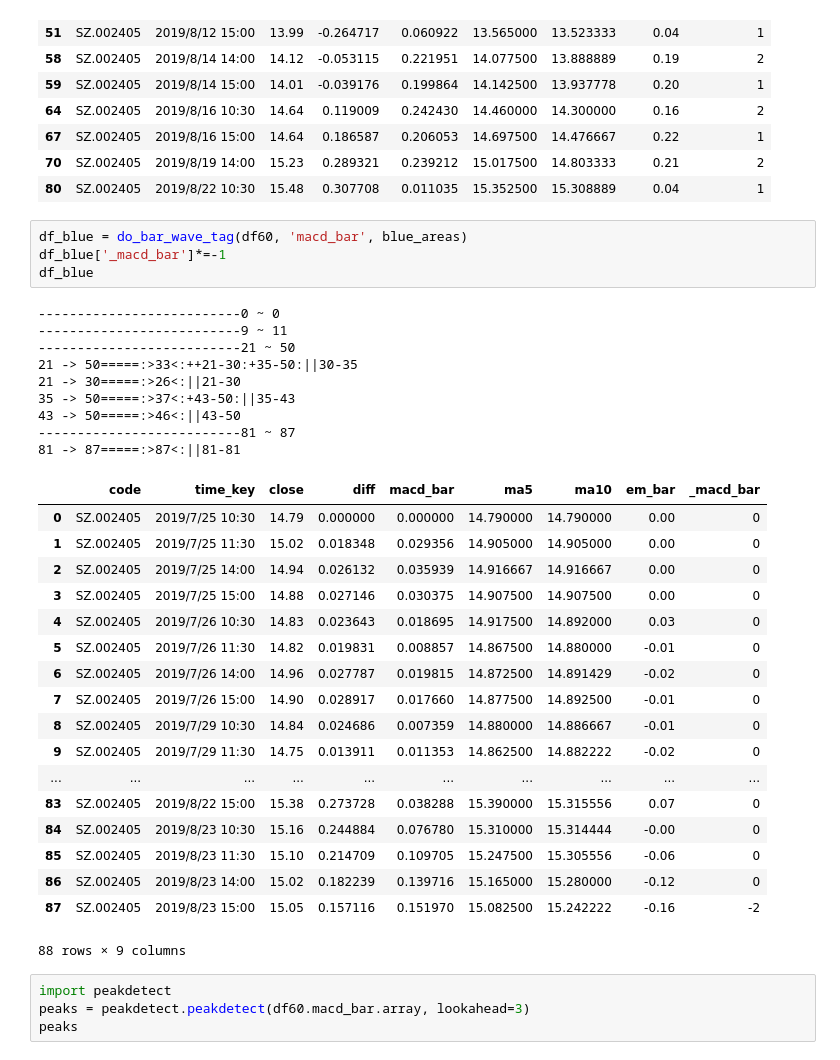
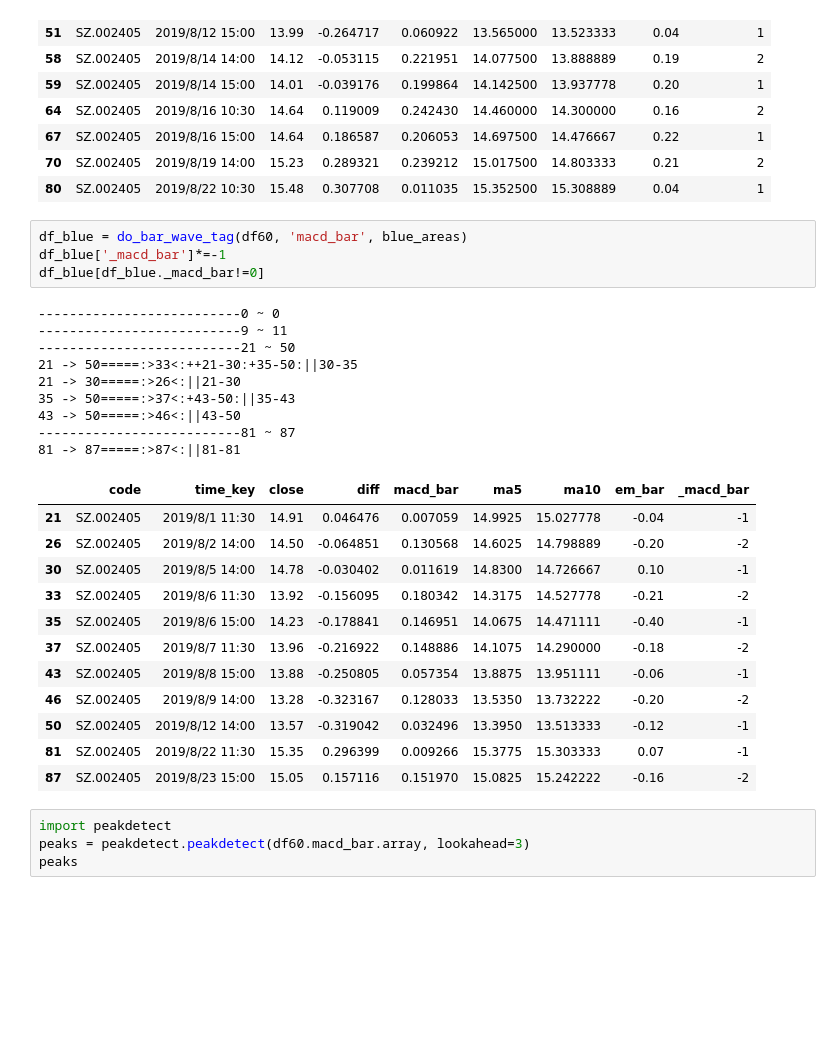
Before and after one commit to drunkpig/macd_exp, a Jupyter notebook: FFT.ipynb, the cells around one changed output. Cells and saved outputs as stored; diff of their text form; blank space fills up the shorter version.

```diff
--- a/FFT.ipynb
+++ b/FFT.ipynb
@@ -70,35 +70,29 @@ df_red[df_red._macd_bar!=0]
 # %%
 df_blue = do_bar_wave_tag(df60, 'macd_bar', blue_areas)
 df_blue['_macd_bar']*=-1
-df_blue
+df_blue[df_blue._macd_bar!=0]
 # %% [output]
 --------------------------0 ~ 0
 --------------------------9 ~ 11
 --------------------------21 ~ 50
 21 -> 50=====:>33<:++21-30:+35-50:||30-35
 21 -> 30=====:>26<:||21-30
 35 -> 50=====:>37<:+43-50:||35-43
 43 -> 50=====:>46<:||43-50
 --------------------------81 ~ 87
 81 -> 87=====:>87<:||81-81
 |  | code | time_key | close | diff | macd_bar | ma5 | ma10 | em_bar | _macd_bar |
-| 0 | SZ.002405 | 2019/7/25 10:30 | 14.79 | 0.000000 | 0.000000 | 14.790000 | 14.790000 | 0.00 | 0 |
-| 1 | SZ.002405 | 2019/7/25 11:30 | 15.02 | 0.018348 | 0.029356 | 14.905000 | 14.905000 | 0.00 | 0 |
-| 2 | SZ.002405 | 2019/7/25 14:00 | 14.94 | 0.026132 | 0.035939 | 14.916667 | 14.916667 | 0.00 | 0 |
-| 3 | SZ.002405 | 2019/7/25 15:00 | 14.88 | 0.027146 | 0.030375 | 14.907500 | 14.907500 | 0.00 | 0 |
-| 4 | SZ.002405 | 2019/7/26 10:30 | 14.83 | 0.023643 | 0.018695 | 14.917500 | 14.892000 | 0.03 | 0 |
-| 5 | SZ.002405 | 2019/7/26 11:30 | 14.82 | 0.019831 | 0.008857 | 14.867500 | 14.880000 | -0.01 | 0 |
-| 6 | SZ.002405 | 2019/7/26 14:00 | 14.96 | 0.027787 | 0.019815 | 14.872500 | 14.891429 | -0.02 | 0 |
-| 7 | SZ.002405 | 2019/7/26 15:00 | 14.90 | 0.028917 | 0.017660 | 14.877500 | 14.892500 | -0.01 | 0 |
-| 8 | SZ.002405 | 2019/7/29 10:30 | 14.84 | 0.024686 | 0.007359 | 14.880000 | 14.886667 | -0.01 | 0 |
-| 9 | SZ.002405 | 2019/7/29 11:30 | 14.75 | 0.013911 | 0.011353 | 14.862500 | 14.882222 | -0.02 | 0 |
-| ... | ... | ... | ... | ... | ... | ... | ... | ... | ... |
-| 83 | SZ.002405 | 2019/8/22 15:00 | 15.38 | 0.273728 | 0.038288 | 15.390000 | 15.315556 | 0.07 | 0 |
-| 84 | SZ.002405 | 2019/8/23 10:30 | 15.16 | 0.244884 | 0.076780 | 15.310000 | 15.314444 | -0.00 | 0 |
-| 85 | SZ.002405 | 2019/8/23 11:30 | 15.10 | 0.214709 | 0.109705 | 15.247500 | 15.305556 | -0.06 | 0 |
-| 86 | SZ.002405 | 2019/8/23 14:00 | 15.02 | 0.182239 | 0.139716 | 15.165000 | 15.280000 | -0.12 | 0 |
-| 87 | SZ.002405 | 2019/8/23 15:00 | 15.05 | 0.157116 | 0.151970 | 15.082500 | 15.242222 | -0.16 | -2 |
+| 21 | SZ.002405 | 2019/8/1 11:30 | 14.91 | 0.046476 | 0.007059 | 14.9925 | 15.027778 | -0.04 | -1 |
+| 26 | SZ.002405 | 2019/8/2 14:00 | 14.50 | -0.064851 | 0.130568 | 14.6025 | 14.798889 | -0.20 | -2 |
+| 30 | SZ.002405 | 2019/8/5 14:00 | 14.78 | -0.030402 | 0.011619 | 14.8300 | 14.726667 | 0.10 | -1 |
+| 33 | SZ.002405 | 2019/8/6 11:30 | 13.92 | -0.156095 | 0.180342 | 14.3175 | 14.527778 | -0.21 | -2 |
+| 35 | SZ.002405 | 2019/8/6 15:00 | 14.23 | -0.178841 | 0.146951 | 14.0675 | 14.471111 | -0.40 | -1 |
+| 37 | SZ.002405 | 2019/8/7 11:30 | 13.96 | -0.216922 | 0.148886 | 14.1075 | 14.290000 | -0.18 | -2 |
+| 43 | SZ.002405 | 2019/8/8 15:00 | 13.88 | -0.250805 | 0.057354 | 13.8875 | 13.951111 | -0.06 | -1 |
+| 46 | SZ.002405 | 2019/8/9 14:00 | 13.28 | -0.323167 | 0.128033 | 13.5350 | 13.732222 | -0.20 | -2 |
+| 50 | SZ.002405 | 2019/8/12 14:00 | 13.57 | -0.319042 | 0.032496 | 13.3950 | 13.513333 | -0.12 | -1 |
+| 81 | SZ.002405 | 2019/8/22 11:30 | 15.35 | 0.296399 | 0.009266 | 15.3775 | 15.303333 | 0.07 | -1 |
+| 87 | SZ.002405 | 2019/8/23 15:00 | 15.05 | 0.157116 | 0.151970 | 15.0825 | 15.242222 | -0.16 | -2 |
-88 rows × 9 columns
 # %%
 import peakdetect
 peaks = peakdetect.peakdetect(df60.macd_bar.array, lookahead=3)
```
Also changed, not shown: 1 other file.
